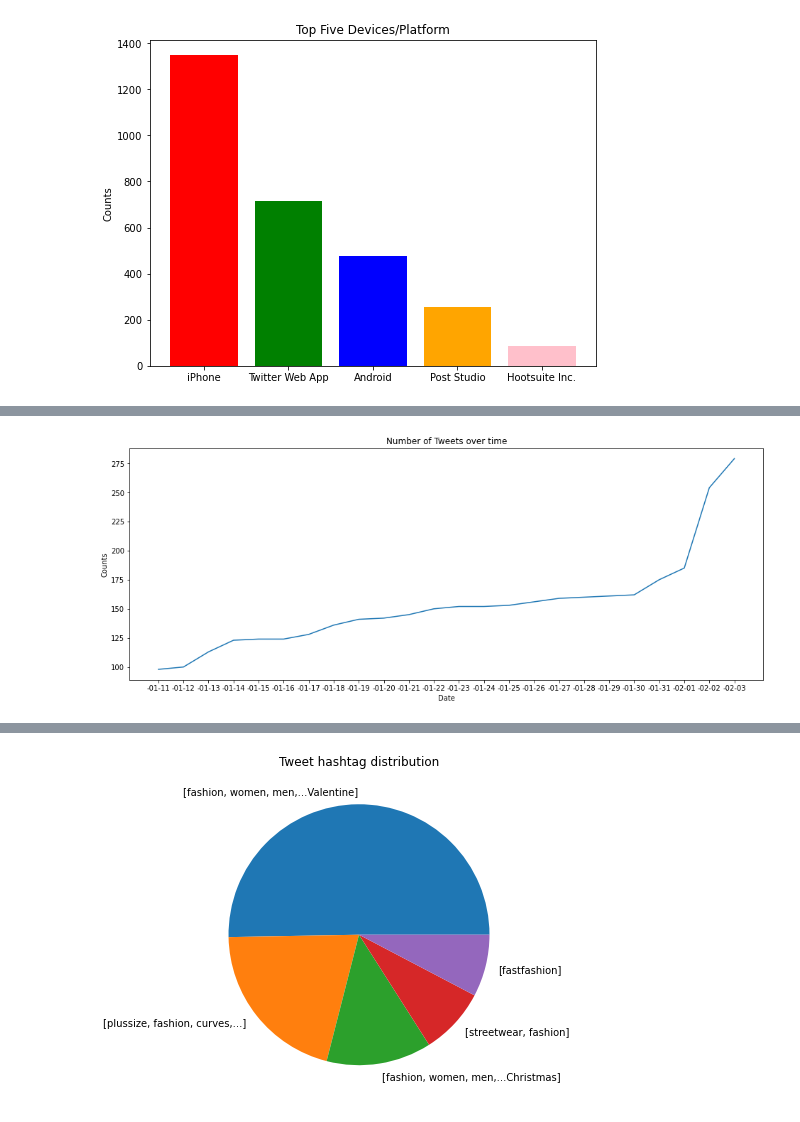
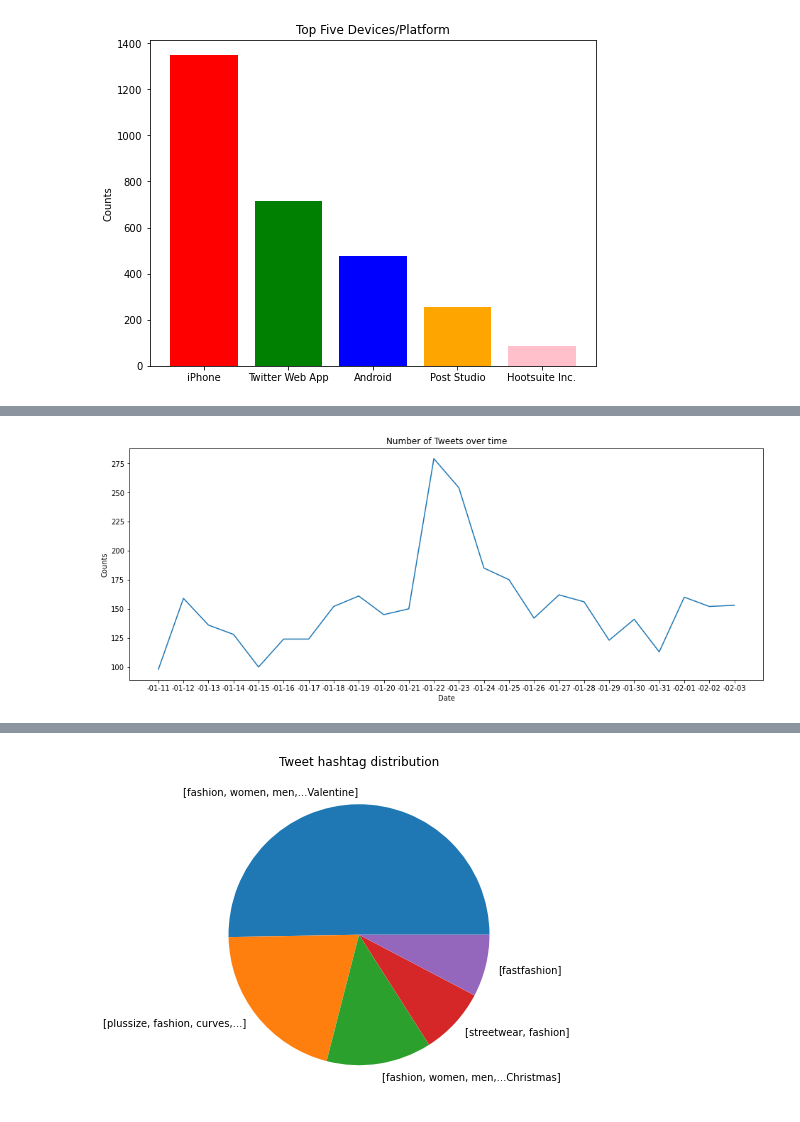
Before and after one commit to Reggie1314/DH140_Final_Test, a Jupyter notebook: Final_Project.ipynb, the cells around one changed output, grey strips where cells are left out. Cells and saved outputs as stored; diff of their text form; code cells hidden in the pictures.

Commit message:
updated version

```diff
--- a/Final_Project.ipynb
+++ b/Final_Project.ipynb
@@ -66,19 +143,24 @@ plt.show()
 # %%
+# making a line plot visualizing the number of tweets posted for each day from January 11, 2023, to February 3, 2023.
+
+# simplify the date to a "Month/Date" version for better interpretation and simplicity of the plot
 date_simplified = []
 for date in fashion["date"]:
     date_simplified.append(date[4:10])
 fashion["date_simplified"] = date_simplified
 
 date = fashion["date_simplified"].unique()
 date_1 = date[::-1]
-counts = fashion["date_simplified"].value_counts()
-counts_1 = counts[::-1]
 
+# count the number of tweets posted in each day
+counts = fashion.groupby("date_simplified").size()
+
+# create a line plot showcasing number of Tweets over time
 fig, ax = plt.subplots(figsize=(16, 6))
-ax.plot(date_1, counts_1)
+ax.plot(date_1, counts)
 ax.set_xlabel('Date')
 ax.set_ylabel('Counts')
 ax.set_title('Number of Tweets over time')
 plt.show()
 # %% [output]
-[figure, old version]
+[figure, new version]
```
Also changed, not shown: parts of 36 cells of this notebook, 3 other files.
